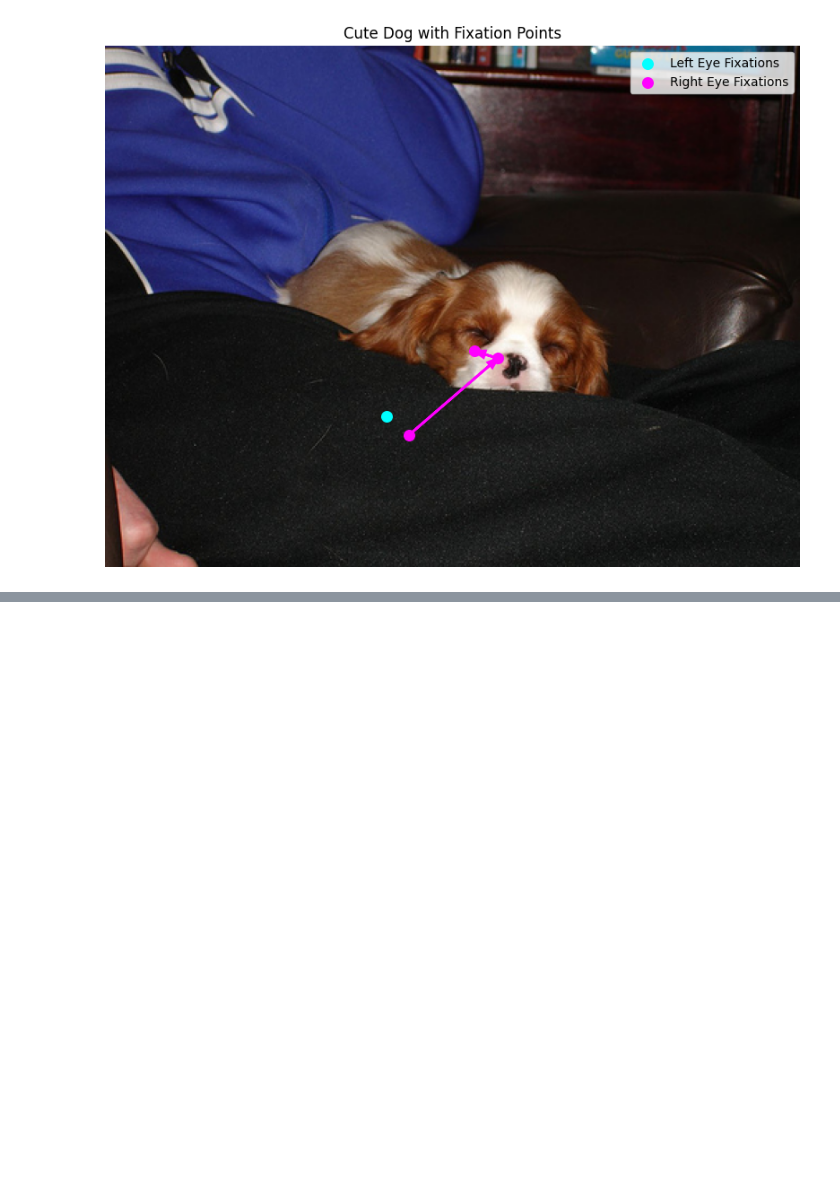
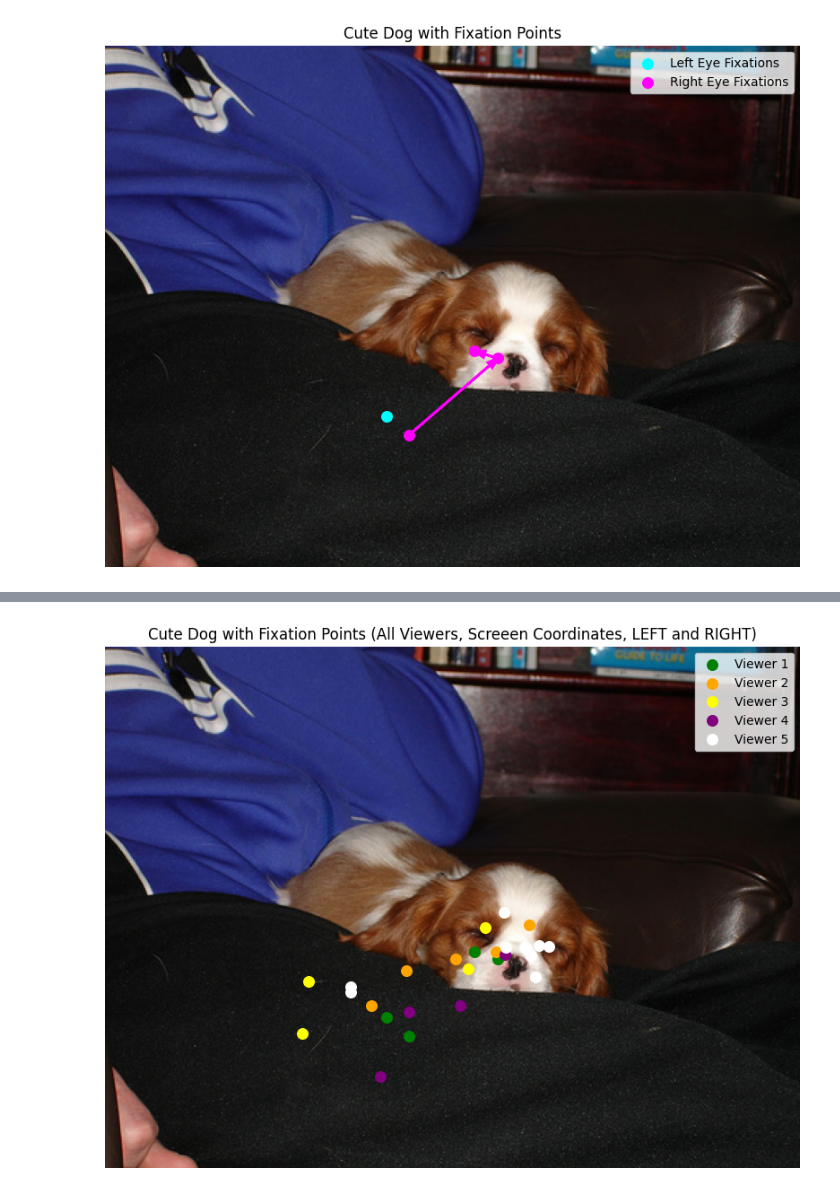
Before and after one commit to reascr/Enhancing-Image-Segmentation-with-Eye-tracking, a Jupyter notebook: exploring-eye-tracking-data-POET.ipynb, the cells around one changed output, grey strips where cells are left out. Cells and saved outputs as stored; diff of their text form; code cells hidden in the pictures; blank space fills up the shorter version.

```diff
--- a/exploring-eye-tracking-data-POET.ipynb
+++ b/exploring-eye-tracking-data-POET.ipynb
@@ -294,0 +348,28 @@ plt.show()
+# %%
+# plot all data points (not splittet into left and right) for each viewer in a different colour
+
+# Prepare colors for each viewer
+num_viewers = len(set(point[0] for point in fix_points_all_viewers))  # Unique viewer IDs
+colors = ['green', 'orange', 'yellow', 'purple', 'white']
+
+# Plot fixation points for all viewers
+plt.figure(figsize=(10, 10))
+plt.imshow(img)
+plt.title('Cute Dog with Fixation Points (All Viewers, Screeen Coordinates, LEFT and RIGHT)')
+
+# Plot all fixation points color-coded by viewer
+for viewer_id in range(1, num_viewers + 1):
+    viewer_points = [point for point in fix_points_all_viewers if point[0] == viewer_id]
+
+    if viewer_points:
+        x_coords = [point[1] for point in viewer_points]
+        y_coords = [point[2] for point in viewer_points]
+        plt.scatter(x_coords, y_coords, color=colors[viewer_id - 1], label=f'Viewer {viewer_id}', s=70)
+
+plt.legend()
+plt.axis('off')
+
+# Show the plot
+plt.show()
+# %% [output]
+[figure, added]
```
Also changed, not shown: parts of 5 cells of this notebook.
